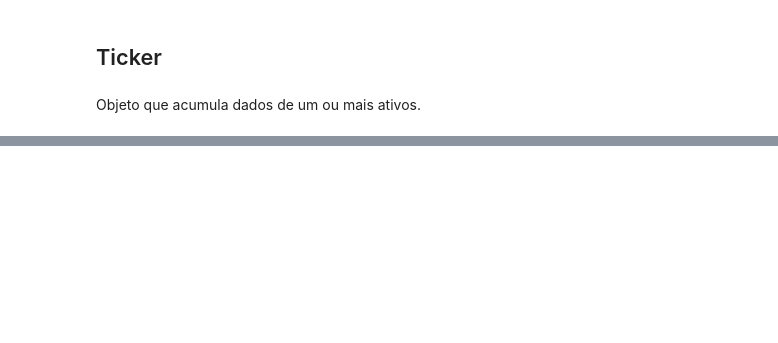
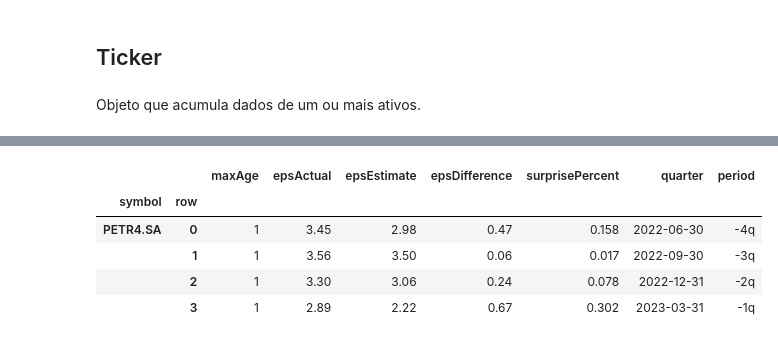
Before and after one commit to F-Neres/Python_for_Data_Science, a Jupyter notebook: Notas/Pacotes/yahooquery.ipynb, the cells around one changed output, grey strips where cells are left out. Saved outputs shown, nothing was run; the diff lists cells and outputs as text; code cells hidden in the pictures; blank space fills up the shorter version.

```diff
--- a/Notas/Pacotes/yahooquery.ipynb
+++ b/Notas/Pacotes/yahooquery.ipynb
@@ -47,0 +130,10 @@ Objeto que acumula dados de um ou mais ativos.
+# %%
+# Dados relacionados a ganhos históricos (reais x estimados).
+Petrobrás.earning_history
+# %% [output]
+|  |  | maxAge | epsActual | epsEstimate | epsDifference | surprisePercent | quarter | period |
+| symbol | row |  |  |  |  |  |  |  |
+| PETR4.SA | 0 | 1 | 3.45 | 2.98 | 0.47 | 0.158 | 2022-06-30 | -4q |
+|  | 1 | 1 | 3.56 | 3.50 | 0.06 | 0.017 | 2022-09-30 | -3q |
+|  | 2 | 1 | 3.30 | 3.06 | 0.24 | 0.078 | 2022-12-31 | -2q |
+|  | 3 | 1 | 2.89 | 2.22 | 0.67 | 0.302 | 2023-03-31 | -1q |
```
Also changed, not shown: parts of 24 cells of this notebook.
